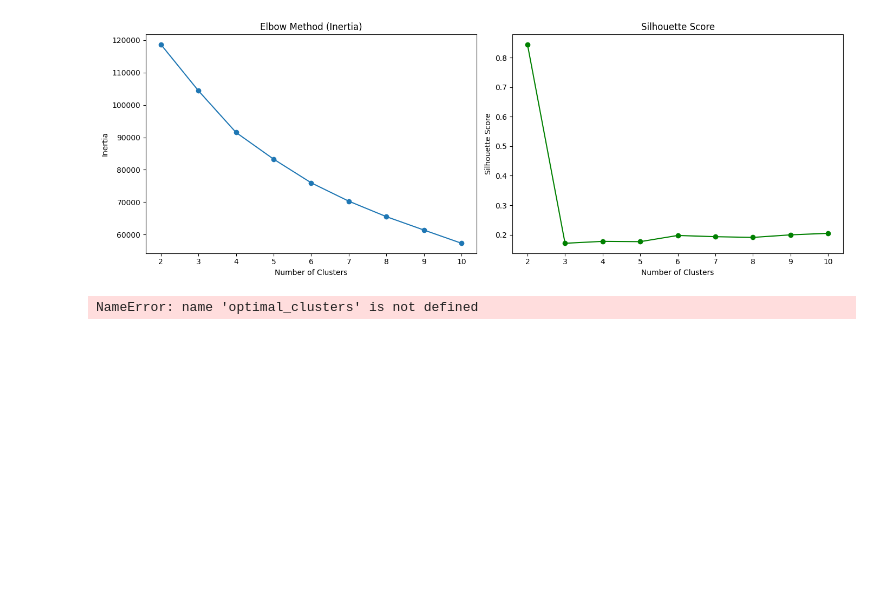
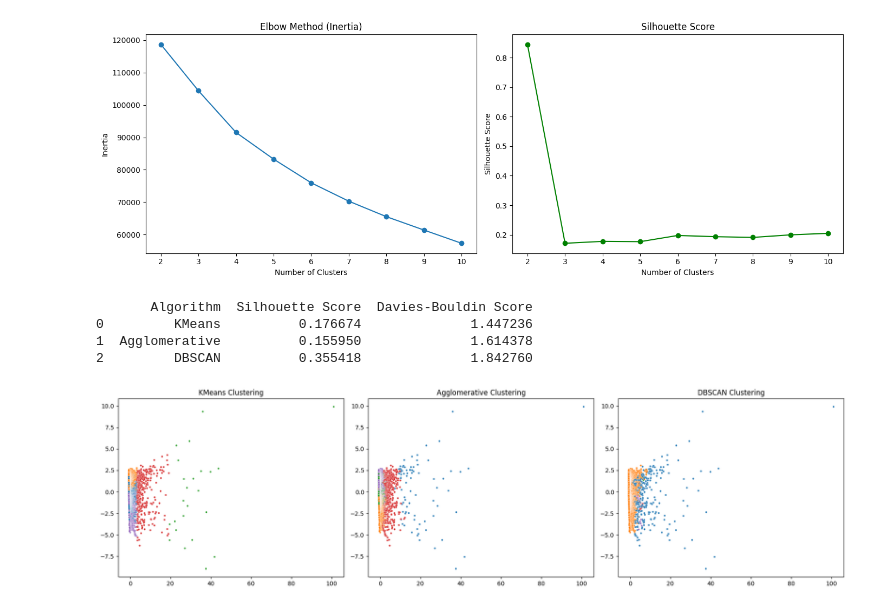
Before and after one commit to Khrisnayana/MachineLearning, a Jupyter notebook: UTS-235314114.ipynb, the cells around one changed output. Drawn from its saved outputs; the diff is of its cells as text; code cells hidden in the pictures; blank space fills up the shorter version.

```diff
--- a/UTS-235314114.ipynb
+++ b/UTS-235314114.ipynb
@@ -134,8 +132,3 @@ plt.tight_layout()
 plt.show()
 # %% [output]
 [figure]
-# %%
-# Menampilkan jumlah cluster optimal
-optimal_clusters
-# %% [output]
-NameError: name 'optimal_clusters' is not defined
@@ -141,0 +141,58 @@ NameError: name 'optimal_clusters' is not defined
+# %%
+# KMeans
+kmeans = KMeans(n_clusters=5, random_state=42, n_init=10)
+kmeans_labels = kmeans.fit_predict(data_scaled)
+results['KMeans'] = {
+    'labels': kmeans_labels,
+    'silhouette': silhouette_score(data_scaled, kmeans_labels),
+    'db_score': davies_bouldin_score(data_scaled, kmeans_labels)
+}
+
+# Agglomerative
+agglo = AgglomerativeClustering(n_clusters=5)
+agglo_labels = agglo.fit_predict(data_scaled)
+results['Agglomerative'] = {
+    'labels': agglo_labels,
+    'silhouette': silhouette_score(data_scaled, agglo_labels),
+    'db_score': davies_bouldin_score(data_scaled, agglo_labels)
+}
+
+# DBSCAN
+dbscan = DBSCAN(eps=1.5, min_samples=5)
+dbscan_labels = dbscan.fit_predict(data_scaled)
+if len(set(dbscan_labels)) > 1:
+    sil = silhouette_score(data_scaled, dbscan_labels)
+    db = davies_bouldin_score(data_scaled, dbscan_labels)
+else:
+    sil = -1
+    db = float('inf')
+
+results['DBSCAN'] = {
+    'labels': dbscan_labels,
+    'silhouette': sil,
+    'db_score': db
+}
+# %%
+# Tabel evaluasi
+compare_df = pd.DataFrame({
+    'Algorithm': list(results.keys()),
+    'Silhouette Score': [results[k]['silhouette'] for k in results],
+    'Davies-Bouldin Score': [results[k]['db_score'] for k in results]
+})
+print(compare_df)
+# %% [output]
+       Algorithm  Silhouette Score  Davies-Bouldin Score
+0         KMeans          0.176674              1.447236
+1  Agglomerative          0.155950              1.614378
+2         DBSCAN          0.355418              1.842760
+# %%
+# Visualisasi
+plt.figure(figsize=(18, 5))
+for i, (name, res) in enumerate(results.items()):
+    plt.subplot(1, 3, i+1)
+    sns.scatterplot(x=X_pca[:, 0], y=X_pca[:, 1], hue=res['labels'], palette='tab10', s=10, legend=False)
+    plt.title(f"{name} Clustering")
+plt.tight_layout()
+plt.show()
+# %% [output]
+[figure, added]
```
Also changed, not shown: parts of 2 cells of this notebook.
